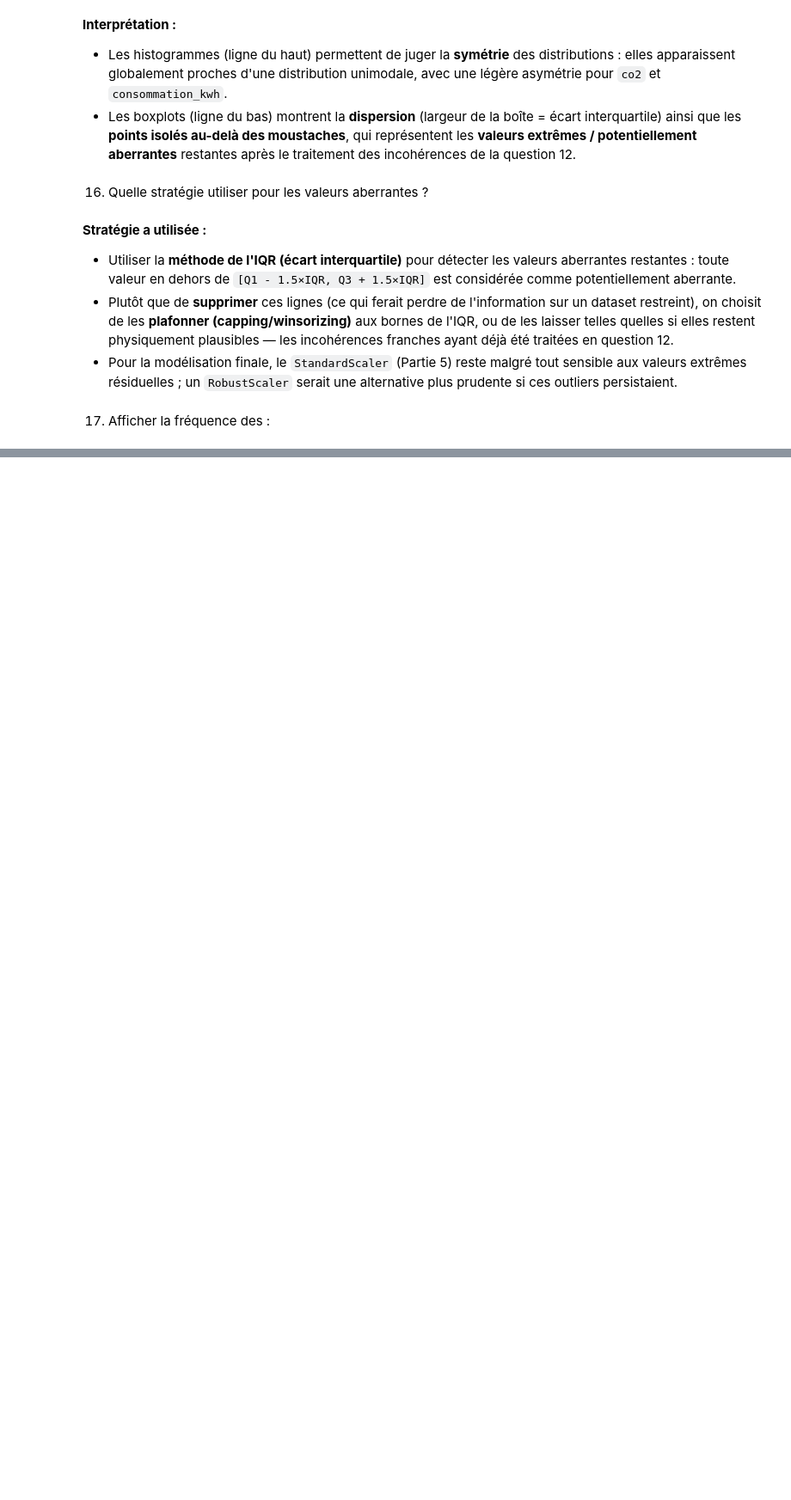
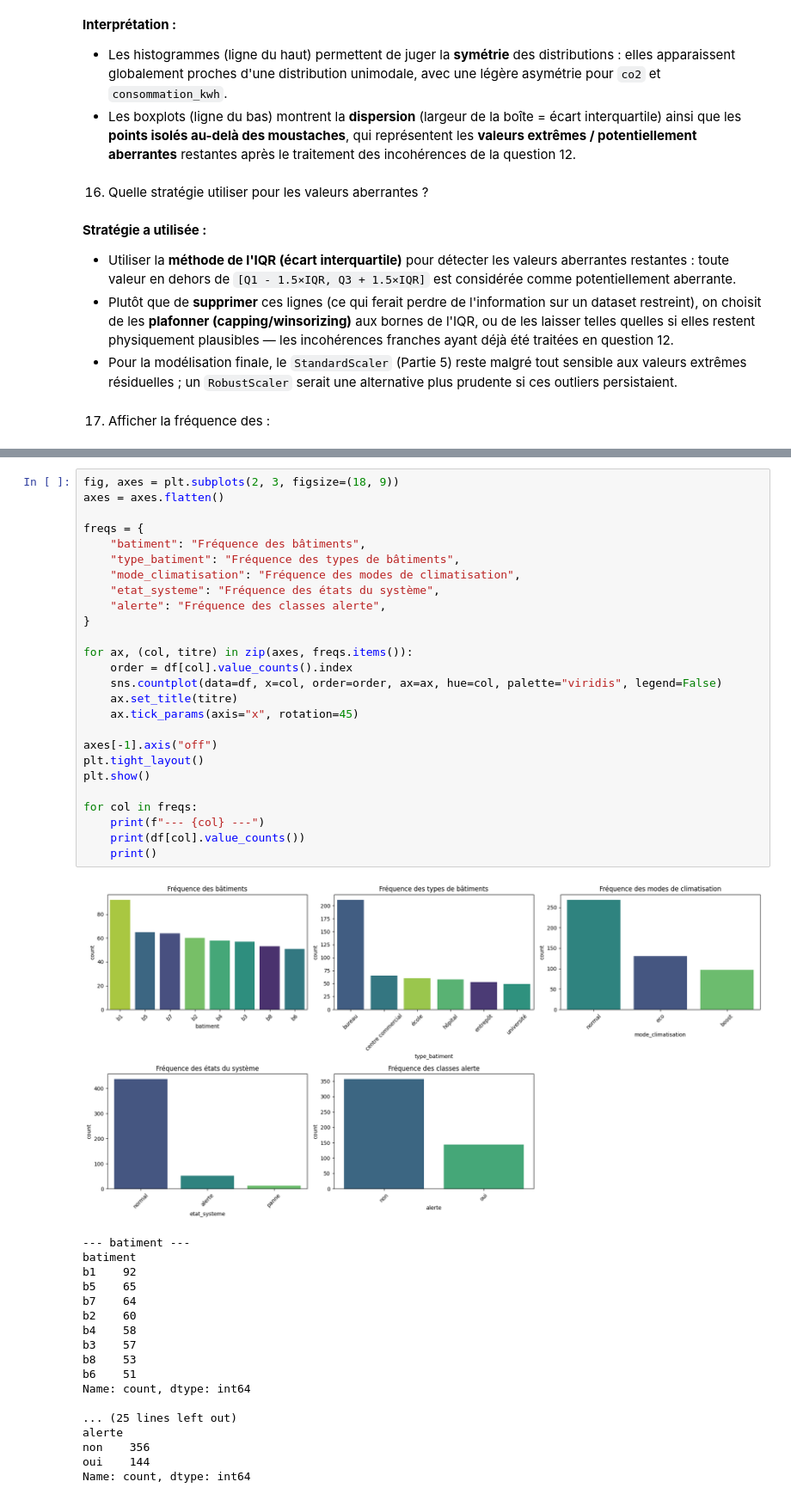
Before and after one commit to Youssoupha-ndiaye/atelier_pr-parations_donn-es_ODC_IA, a Jupyter notebook: atelier_prepa_donnees_tab/notebooks/atelier_prepa_donnees_tab.ipynb, the cells around one changed output, grey strips where cells are left out. Shown at 86% size. Drawn from its saved outputs; the diff is of its cells as text; blank space fills up the shorter version.

Commit message:
17) utilisation de seaborn avec multigraphe a) bâtiments — b) types de bâtiments — c) modes de climatisation — d) états du système — e) classes alerte:

```diff
--- a/atelier_prepa_donnees_tab/notebooks/atelier_prepa_donnees_tab.ipynb
+++ b/atelier_prepa_donnees_tab/notebooks/atelier_prepa_donnees_tab.ipynb
@@ -493,0 +496,45 @@ plt.show()
+# %%
+fig, axes = plt.subplots(2, 3, figsize=(18, 9))
+axes = axes.flatten()
+
+freqs = {
+    "batiment": "Fréquence des bâtiments",
+    "type_batiment": "Fréquence des types de bâtiments",
+    "mode_climatisation": "Fréquence des modes de climatisation",
+    "etat_systeme": "Fréquence des états du système",
+    "alerte": "Fréquence des classes alerte",
+}
+
+for ax, (col, titre) in zip(axes, freqs.items()):
+    order = df[col].value_counts().index
+    sns.countplot(data=df, x=col, order=order, ax=ax, hue=col, palette="viridis", legend=False)
+    ax.set_title(titre)
+    ax.tick_params(axis="x", rotation=45)
+
+axes[-1].axis("off")
+plt.tight_layout()
+plt.show()
+
+for col in freqs:
+    print(f"--- {col} ---")
+    print(df[col].value_counts())
+    print()
+# %% [output]
+[figure, added]
+--- batiment ---
+batiment
+b1    92
+b5    65
+b7    64
+b2    60
+b4    58
+b3    57
+b8    53
+b6    51
+Name: count, dtype: int64
+
+... (25 lines left out)
+alerte
+non    356
+oui    144
+Name: count, dtype: int64
```
Also changed, not shown: parts of 1 cell of this notebook.
